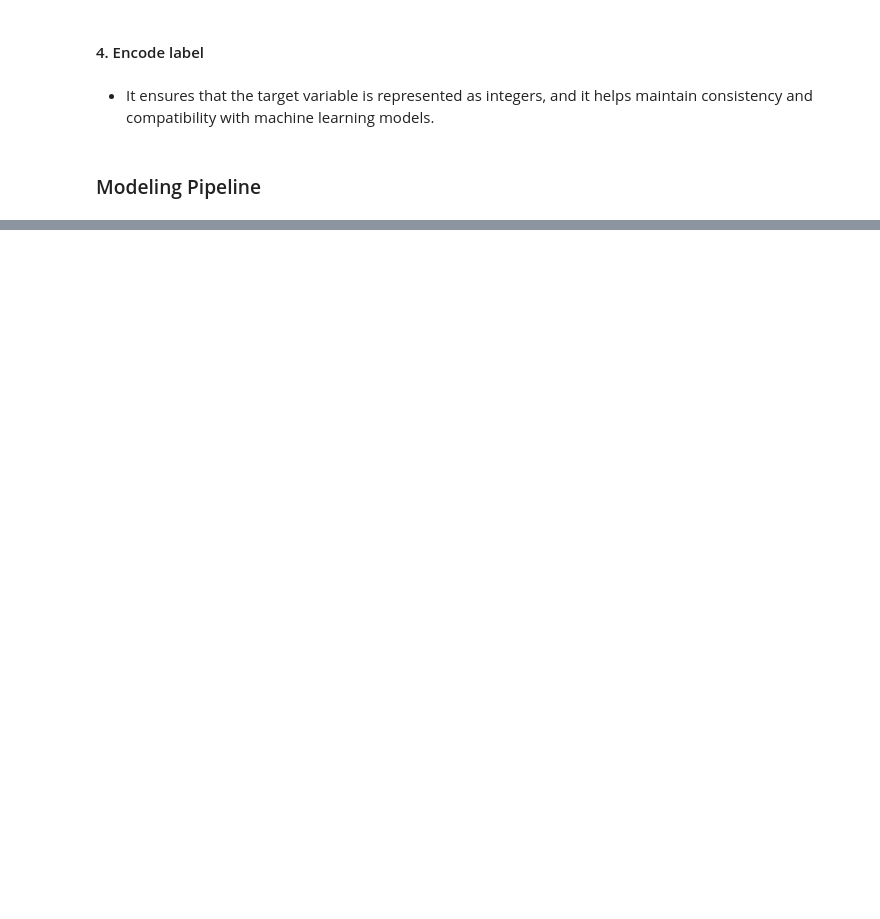
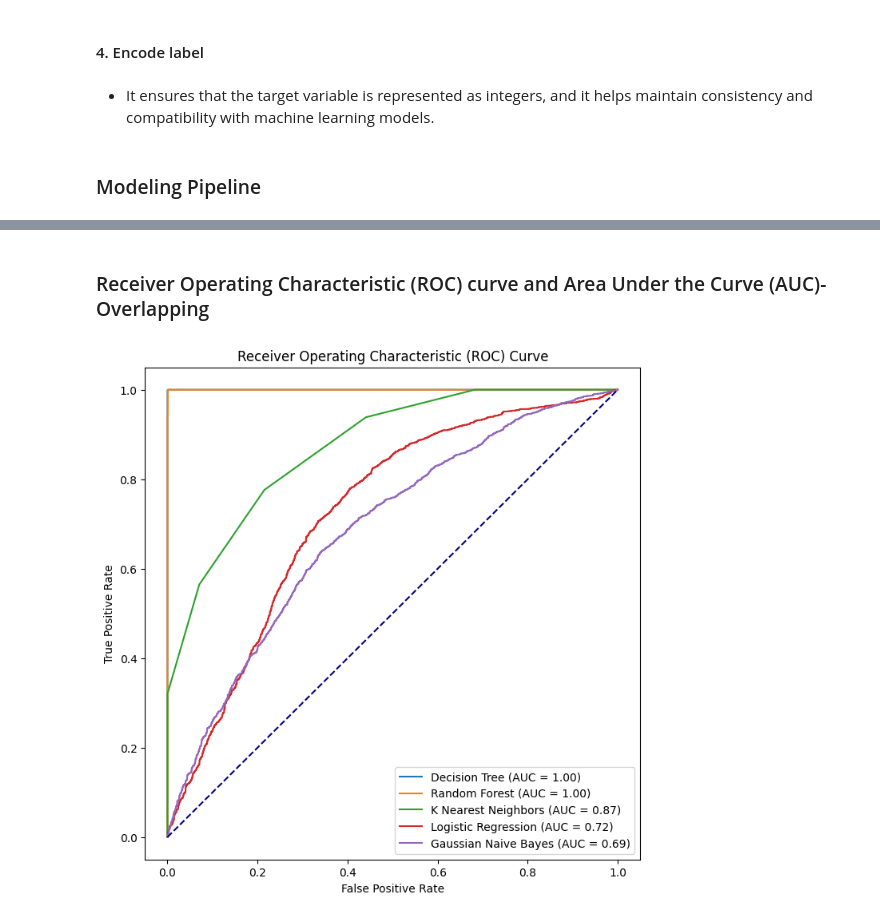
Before and after one commit to Patoski254/Customer_Churn_Predicting, a Jupyter notebook: notebook.ipynb, the cells around one changed output, grey strips where cells are left out. Drawn from its saved outputs; the diff is of its cells as text; code cells hidden in the pictures; blank space fills up the shorter version.

Commit message:
Add notebook changes, preprocessor.pkl, and requirements.txt

```diff
--- a/notebook.ipynb
+++ b/notebook.ipynb
@@ -1408,0 +1453,9 @@ print("Accuracy:", accuracy_3)
+# %%
+# Create a pipeline for Gaussian Naive Bayes
+naive_bayes_pipeline = Pipeline(steps=[
+    ('preprocessor', preprocessor),
+    ('classifier', GaussianNB())
+])
+
+# Fit the pipeline to the training data for Gaussian Naive Bayes
+naive_bayes_pipeline.fit(X_train, y_train_encoded)
@@ -1408,0 +1553,9 @@ print("Accuracy:", accuracy_3)
+# %%
+
+#Balance data by oversampling
+
+# Instantiate RandomOverSampler
+sampler = RandomOverSampler(random_state=42)
+
+# Fit and apply RandomOverSampler to the training data
+X_train_resampled, y_train_resampled = sampler.fit_resample(X_train, y_train_encoded)
@@ -1408,0 +1667,2 @@ print("Accuracy:", accuracy_3)
+# %%
+pd.DataFrame(preprocessor.fit_transform(X_train))
@@ -1408,0 +1722,51 @@ print("Accuracy:", accuracy_3)
+# %% [markdown]
+### Receiver Operating Characteristic (ROC) curve and Area Under the Curve (AUC)- Overlapping
+# %%
+# Create a plot with subplots
+fig, ax = plt.subplots(figsize=(8, 8))
+
+roc_curve_data = {}
+all_pipeline = {}
+
+# Loop through models to plot ROC curves
+for model_name, classifier in models.items():
+    # Assuming 'preprocessor', 'SMOTE', 'selection' are defined earlier
+    pipeline = imbpipeline(steps=[
+        ('preprocessor', preprocessor),
+        ('smote', SMOTE(random_state=42)),
+        ('feature_importance', selection),
+        ('classifier', classifier)
+    ])
+
+    # Fit the pipeline to training data
+    pipeline.fit(X_train, y_train_encoded)
+
+    # Get predicted probabilities for positive class
+    y_score = pipeline.predict_proba(X_train)[:, 1]
+    all_pipeline[model_name] = pipeline
+    # Calculate ROC curve and AUC
+    fpr, tpr, threshold= roc_curve(y_test_encoded, y_score)
+    roc_auc = auc(fpr, tpr)
+
+    roc_curve_df =pd.DataFrame({'False Positive Rate': fpr, 'True Positive Rate': tpr, 'Threshold': threshold})
+
+    roc_curve_data[model_name] = roc_curve_df
+
+    # Plot ROC curve
+    ax.plot(fpr, tpr, label=f'{model_name} (AUC = {roc_auc:.2f})')
+
+# Plot the diagonal line for reference
+ax.plot([0, 1], [0, 1], color='navy', linestyle='--')
+
+# Set labels and title
+ax.set_xlabel('False Positive Rate')
+ax.set_ylabel('True Positive Rate')
+ax.set_title('Receiver Operating Characteristic (ROC) Curve')
+
+# Add legend in the lower right corner
+ax.legend(loc='lower right')
+
+# Show the plot
+plt.show()
+# %% [output]
+[figure, added]
```
Also changed, not shown: parts of 75 cells of this notebook, 2 other files.
